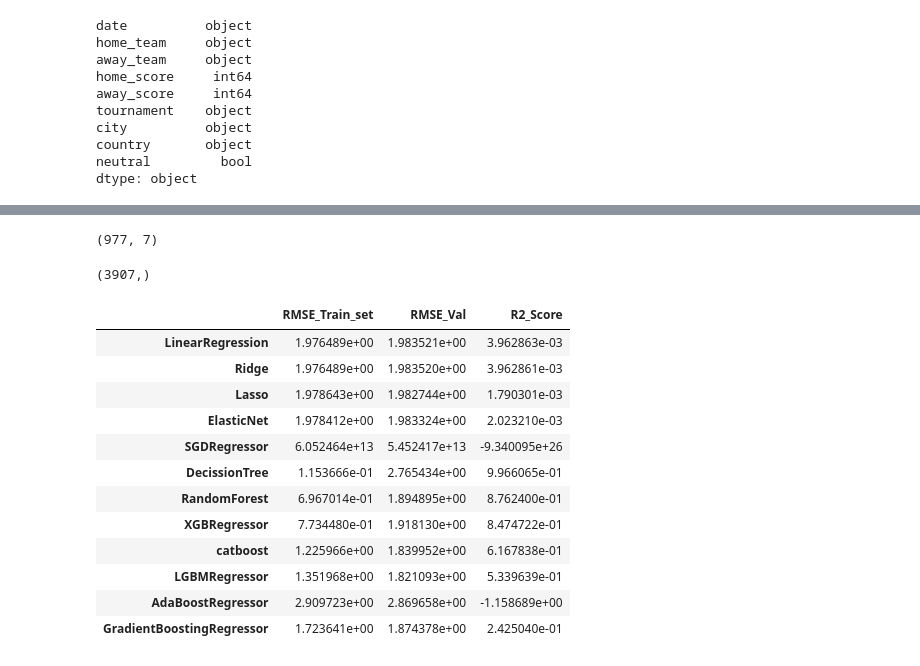
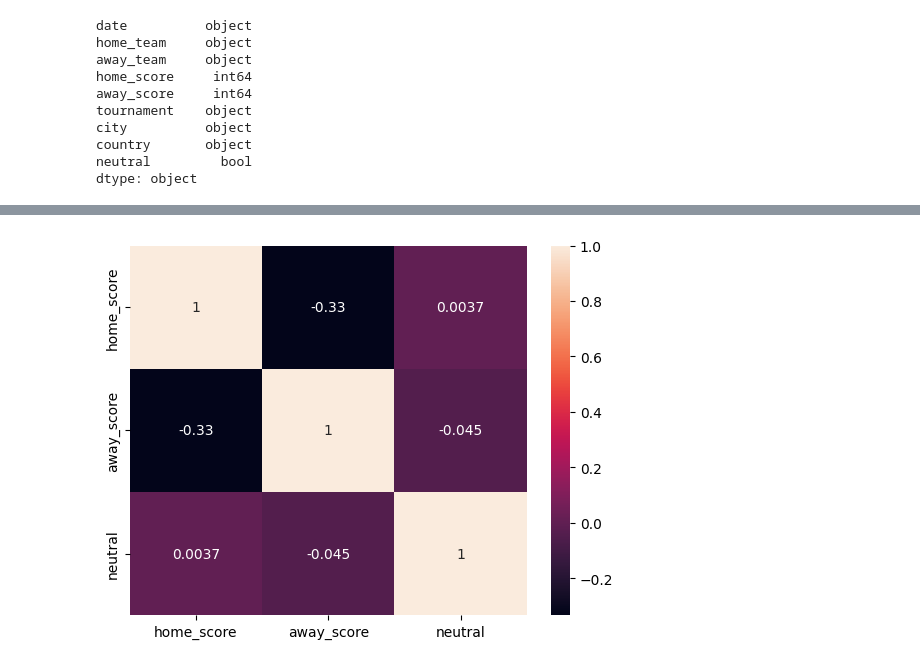
Before and after one commit to CyberCris007/Women-Football-Result-Prediction, a Jupyter notebook: Modelling.ipynb, the cells around one changed output, grey strips where cells are left out. Drawn from its saved outputs; the diff is of its cells as text; code cells hidden in the pictures.

```diff
--- a/Modelling.ipynb
+++ b/Modelling.ipynb
@@ -8,5 +33,5 @@ import numpy as np
 # %%
-df = pd.read_csv('/content/cleaned_results.csv')
+df = pd.read_csv('/content/drive/MyDrive/Colab Notebooks/HAMOYE INTERNSHIP/Captone Project 1/cleaned_results.csv')
 # %%
 df.head()
 # %% [output]
@@ -49,9 +78,3 @@ city          object
 country       object
 neutral         bool
 dtype: object
-# %%
-df['date'] = pd.to_datetime(df['date'])
-# %%
-df['year'] = df['date'].dt.year
-# %%
-df = df.drop('date', axis=1)
@@ -299,8 +80,0 @@ X_train.shape
-# %%
-X_test.shape
-# %% [output]
-(977, 7)
-# %%
-y_train.shape
-# %% [output]
-(3907,)
@@ -327,16 +81,5 @@ eval_df1 = models_eval(models, X_train, y_train)
-# %%
-eval_df1
-# %% [output]
-|  | RMSE_Train_set | RMSE_Val | R2_Score |
-| LinearRegression | 1.976489e+00 | 1.983521e+00 | 3.962863e-03 |
-| Ridge | 1.976489e+00 | 1.983520e+00 | 3.962861e-03 |
-| Lasso | 1.978643e+00 | 1.982744e+00 | 1.790301e-03 |
-| ElasticNet | 1.978412e+00 | 1.983324e+00 | 2.023210e-03 |
-| SGDRegressor | 6.052464e+13 | 5.452417e+13 | -9.340095e+26 |
-| DecissionTree | 1.153666e-01 | 2.765434e+00 | 9.966065e-01 |
-| RandomForest | 6.967014e-01 | 1.894895e+00 | 8.762400e-01 |
-| XGBRegressor | 7.734480e-01 | 1.918130e+00 | 8.474722e-01 |
-| catboost | 1.225966e+00 | 1.839952e+00 | 6.167838e-01 |
-| LGBMRegressor | 1.351968e+00 | 1.821093e+00 | 5.339639e-01 |
-| AdaBoostRegressor | 2.909723e+00 | 2.869658e+00 | -1.158689e+00 |
-| GradientBoostingRegressor | 1.723641e+00 | 1.874378e+00 | 2.425040e-01 |
+# %%
+sns.heatmap(df.drop(['date'], axis = 1).corr(), annot=True)
+plt.show()
+# %% [output]
+[figure, added]
```
Also changed, not shown: parts of 50 cells of this notebook.
